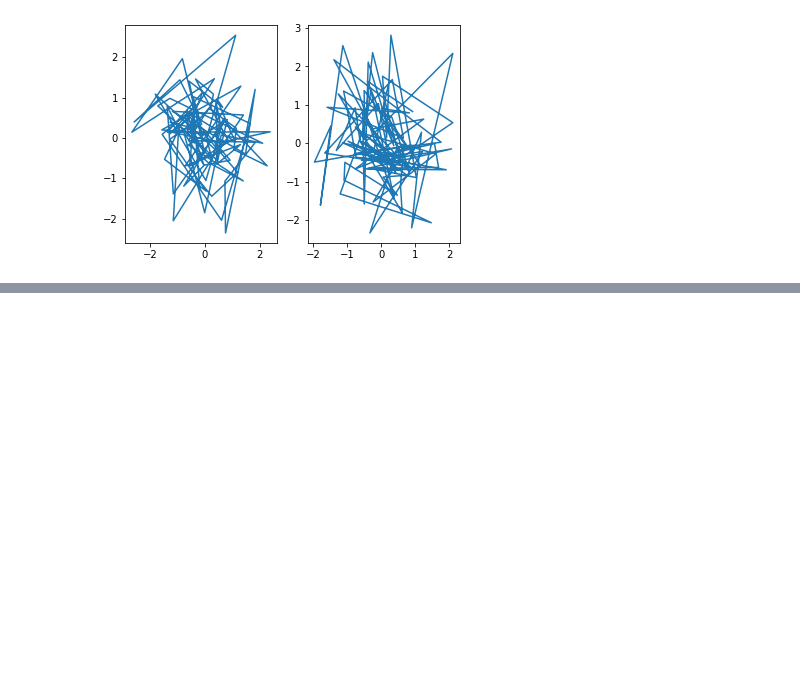
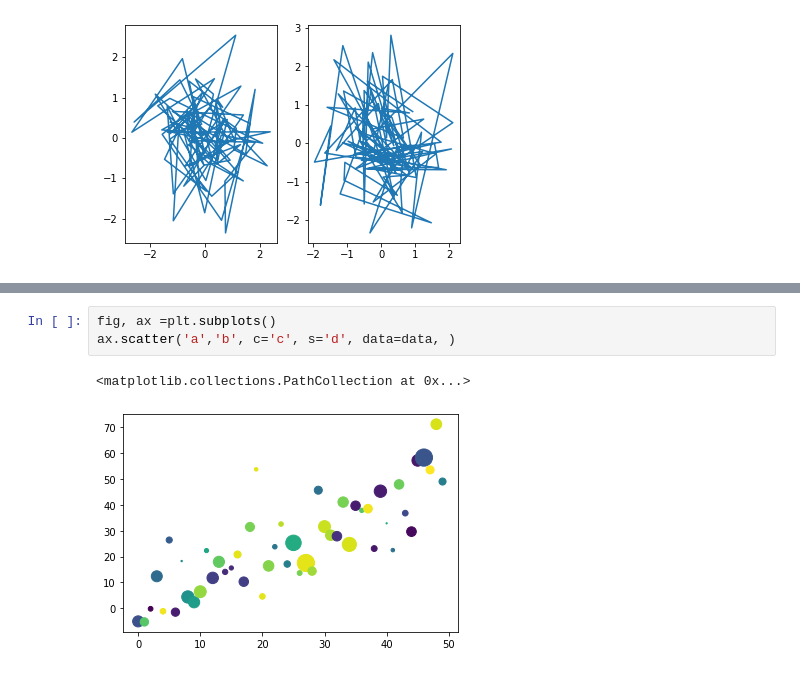
Before and after one commit to henrymos/githublesson, a Jupyter notebook: visdata.ipynb, the cells around one changed output, grey strips where cells are left out. Saved outputs shown, nothing was run; the diff lists cells and outputs as text; blank space fills up the shorter version.

```diff
--- a/matplotlib practice.ipynb
+++ b/visdata.ipynb
@@ -92,0 +134,6 @@ axs2.plot(c,d, label = "cd-plot")
+# %%
+fig, ax =plt.subplots()
+ax.scatter('a','b', c='c', s='d', data=data, )
+# %% [output]
+<matplotlib.collections.PathCollection at 0x...>
+[figure, added]
```
Also changed, not shown: parts of 6 cells of this notebook.
